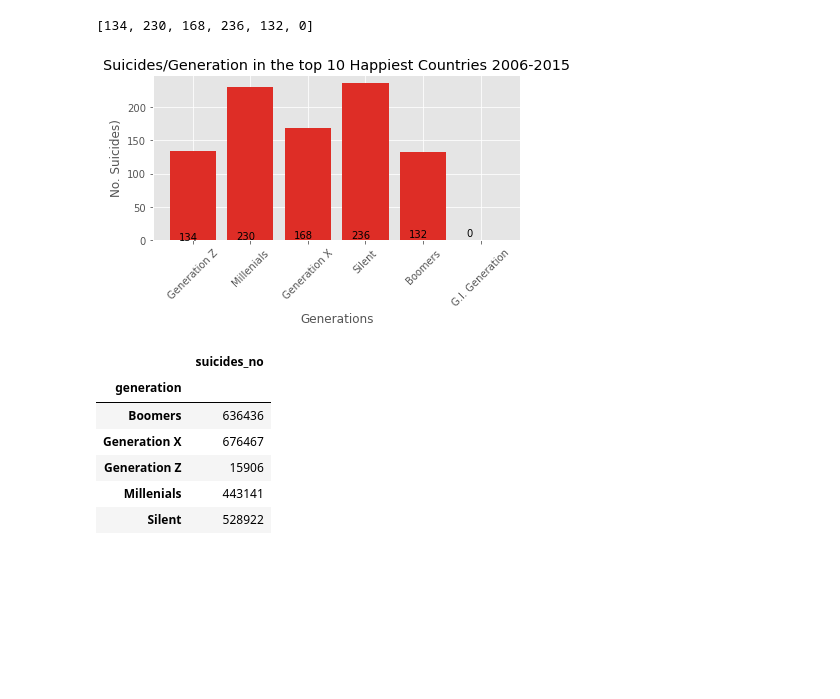
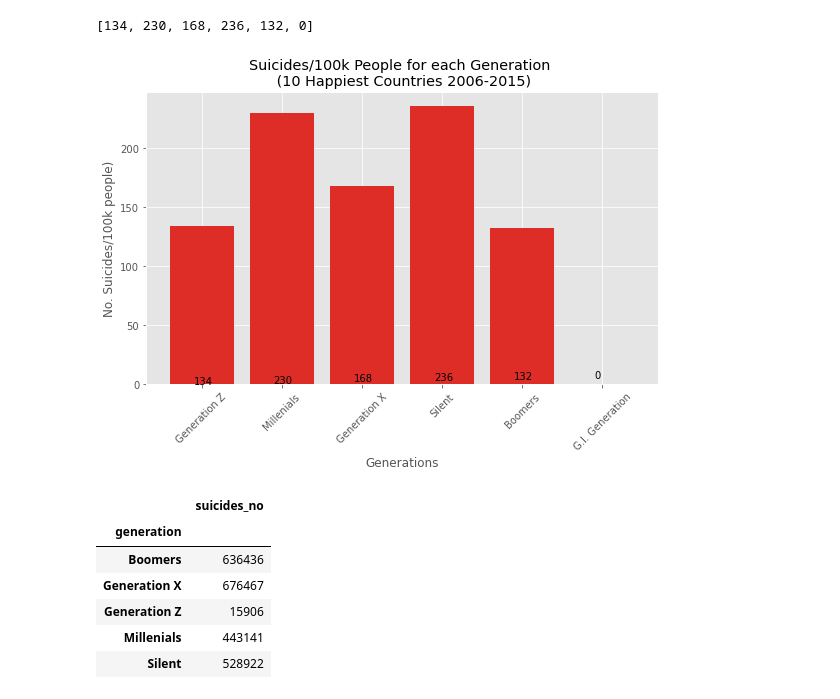
Before and after one commit to arw-625/Happiest-Generation, a Jupyter notebook: Happiest -Gen.ipynb, the cells around one changed output. Cells and saved outputs as stored; diff of their text form; code cells hidden in the pictures; blank space fills up the shorter version.

```diff
--- a/Happiest -Gen.ipynb
+++ b/Happiest -Gen.ipynb
@@ -480,28 +480,28 @@ gen_Y_values
 # %%
 y_gen_values = [134, 230, 168, 236, 132, 0]
 # %%
-fig, ax = plt.subplots(sharex=True,sharey=True)
+fig, ax = plt.subplots(1, figsize=(8, 6), sharex=True,sharey=True)
 
 
-plt.title("Suicides/Generation in the top 10 Happiest Countries 2006-2015")
+plt.title("Suicides/100k People for each Generation \n (10 Happiest Countries 2006-2015)")
 plt.xlabel("Generations")
-plt.ylabel("No. Suicides)")
+plt.ylabel("No. Suicides/100k people)")
 
 #x-axis values
 x_vals = np.linspace(0,5,6)
 
 
 plt.bar(x_vals, y_gen_values, color = '#de2d26')
 #plt.plot(y2, alpha = .7, color = 'brown')
 #ax.xtickslabel(labels = ['Generation Z', 'Millenials', 'Generation X', 'Silent', 'Boomers', 'G.I. Generation'])
 ax.set_xticklabels(np.arange(6), rotation=45 )
 plt.xticks(np.arange(6), ['Generation Z', 'Millenials', 'Generation X', 'Silent', 'Boomers', 'G.I. Generation'])  # Set text labels.
 for i, v in enumerate(x_vals):
-    ax.text(v-.25, i, str(y_gen_values[i]), color='black')
+    ax.text(v-.1, i, str(y_gen_values[i]), color='black')
 plt.tight_layout()
 plt.savefig("images/suicide_by _generation")
 # %% [output]
-[figure, old version]
+[figure, new version]
 # %%
 # b = z.groupby("country").agg({"suicides_no":lambda x:x.sum() / , "suicides/100k pop":lambda x:x.sum() / 10})
 # %%
```
Also changed, not shown: parts of 7 cells of this notebook, 6 other files.
